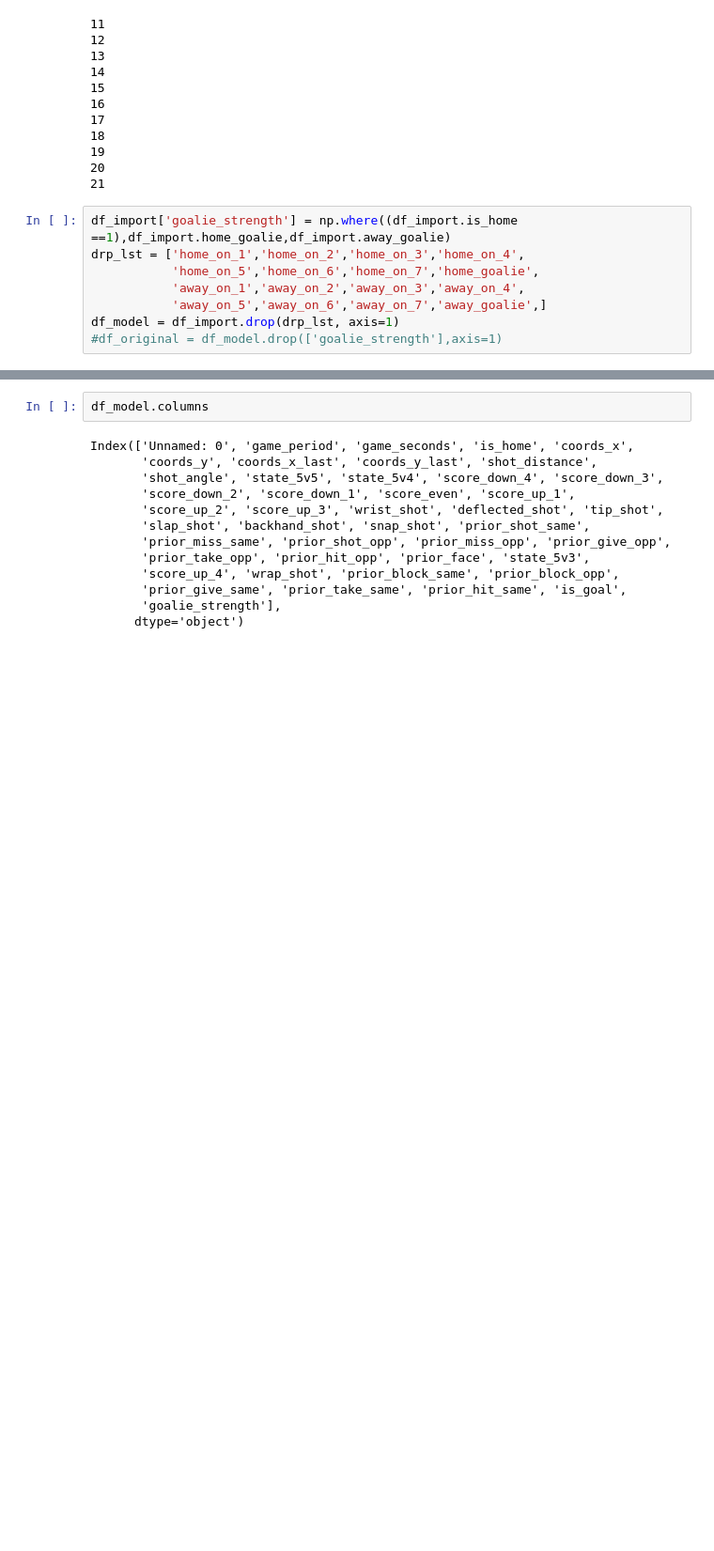
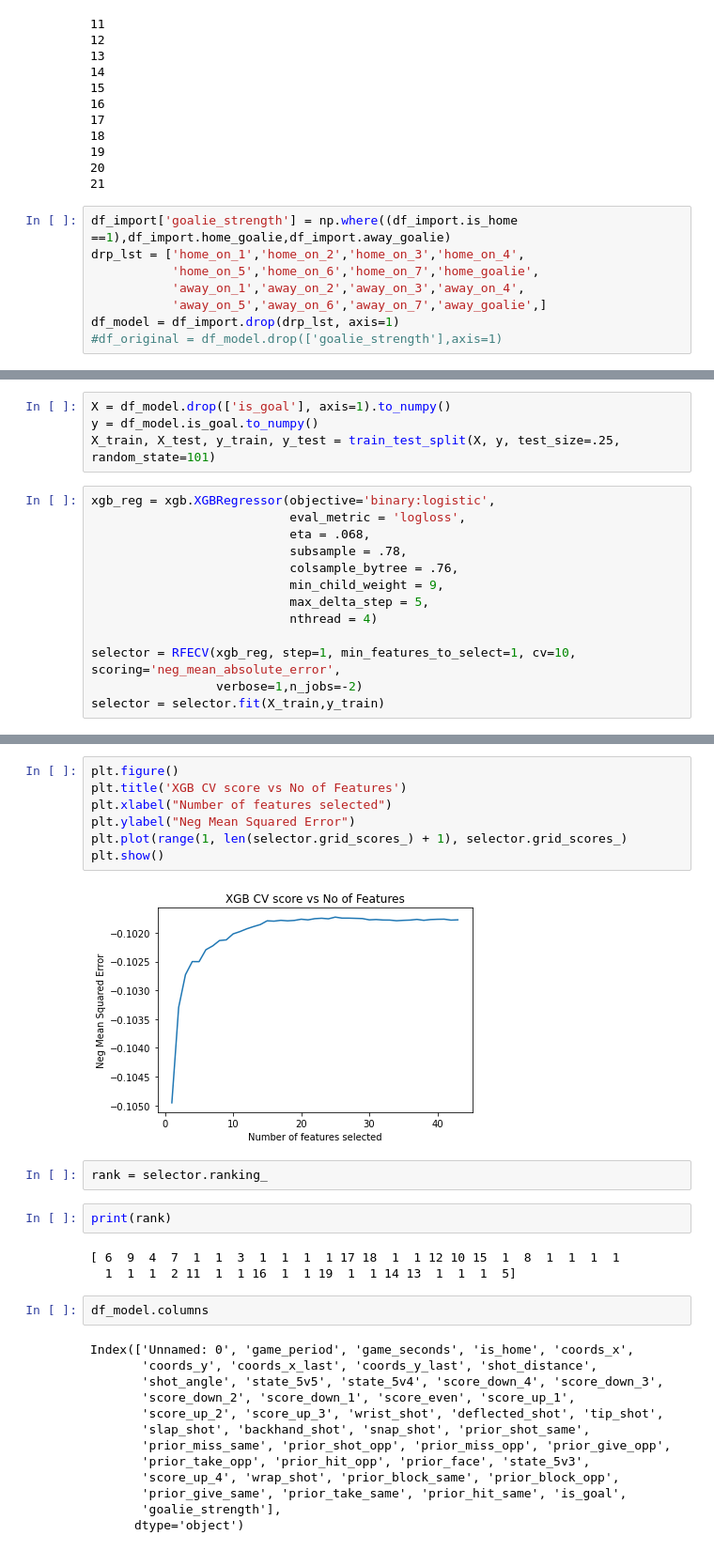
Before and after one commit to wonderbug2020/Shot_quality_stats, a Jupyter notebook: goaliestats_2.ipynb, the cells around one changed output, grey strips where cells are left out. Shown at 94% size. Drawn from its saved outputs; the diff is of its cells as text; blank space fills up the shorter version.

Commit message:
chore: ran recursive feature elimination to find optimal number of columns

```diff
--- a/goaliestats_2.ipynb
+++ b/goaliestats_2.ipynb
@@ -37,0 +54,17 @@ df_model = df_import.drop(drp_lst, axis=1)
+# %%
+X = df_model.drop(['is_goal'], axis=1).to_numpy()
+y = df_model.is_goal.to_numpy()
+X_train, X_test, y_train, y_test = train_test_split(X, y, test_size=.25, random_state=101)
+# %%
+xgb_reg = xgb.XGBRegressor(objective='binary:logistic',
+                           eval_metric = 'logloss',
+                           eta = .068,
+                           subsample = .78,
+                           colsample_bytree = .76,
+                           min_child_weight = 9,
+                           max_delta_step = 5,
+                           nthread = 4)
+
+selector = RFECV(xgb_reg, step=1, min_features_to_select=1, cv=10, scoring='neg_mean_absolute_error',
+                 verbose=1,n_jobs=-2)
+selector = selector.fit(X_train,y_train)
@@ -38,3 +90,19 @@ df_model = df_import.drop(drp_lst, axis=1)
+# %%
+plt.figure()
+plt.title('XGB CV score vs No of Features')
+plt.xlabel("Number of features selected")
+plt.ylabel("Neg Mean Squared Error")
+plt.plot(range(1, len(selector.grid_scores_) + 1), selector.grid_scores_)
+plt.show()
+# %% [output]
+[figure, added]
+# %%
+rank = selector.ranking_
+# %%
+print(rank)
+# %% [output]
+[ 6  9  4  7  1  1  3  1  1  1  1 17 18  1  1 12 10 15  1  8  1  1  1  1
+  1  1  1  2 11  1  1 16  1  1 19  1  1 14 13  1  1  1  5]
 # %%
 df_model.columns
 # %% [output]
```
Also changed, not shown: parts of 19 cells of this notebook.
